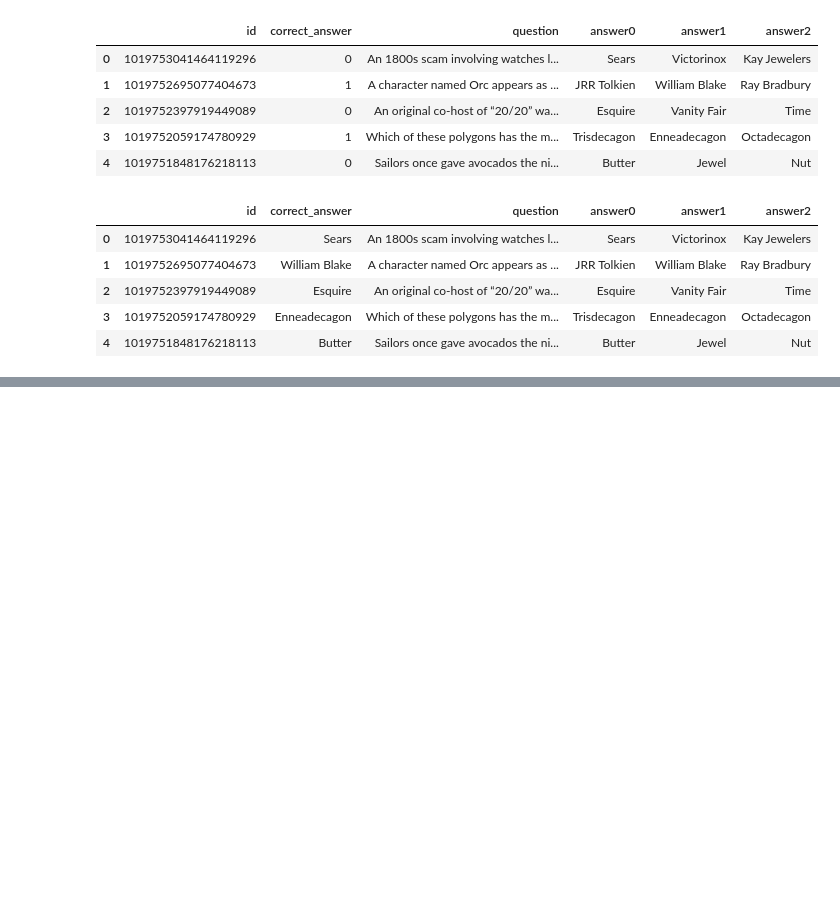
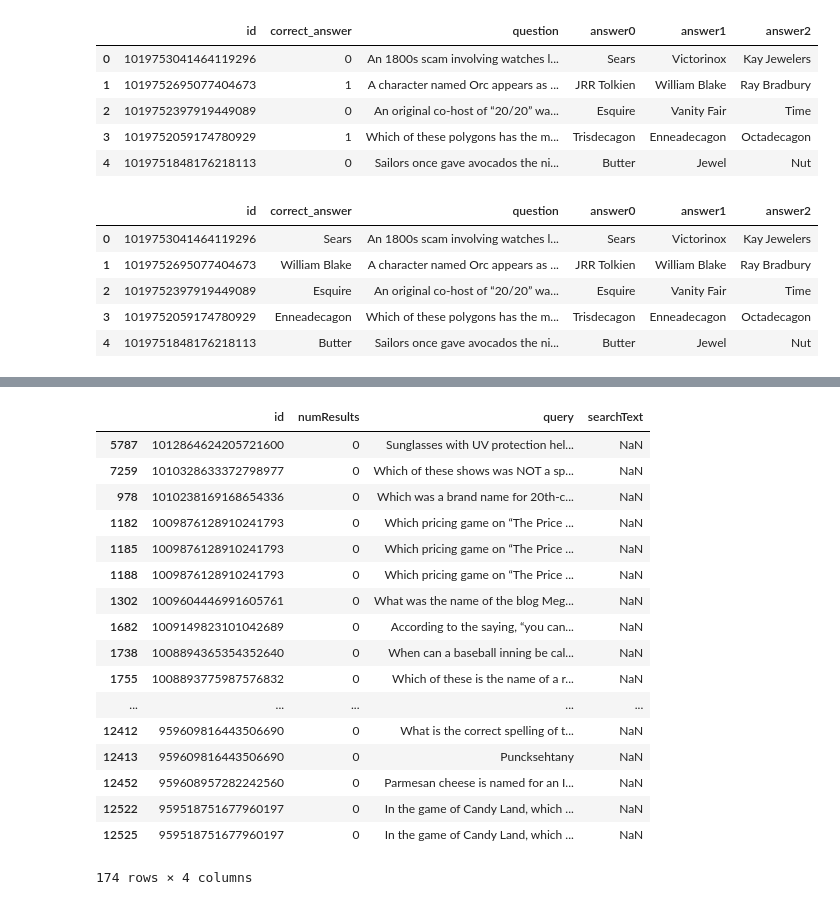
Before and after one commit to ketan0/hqtriviabot, a Jupyter notebook: triviabottests.ipynb, the cells around one changed output, grey strips where cells are left out. Drawn from its saved outputs; the diff is of its cells as text; code cells hidden in the pictures; blank space fills up the shorter version.

```diff
--- a/triviabottests.ipynb
+++ b/triviabottests.ipynb
@@ -331,0 +744,3 @@ df.to_csv('HQquestions_clean.csv')
+# %%
+df = pd.read_csv('search_df.csv')
+df2 = pd.read_csv('search_df2.csv')
@@ -331,0 +753,2 @@ df.to_csv('HQquestions_clean.csv')
+# %%
+df3 = pd.concat([df, df2])
@@ -331,0 +776,4 @@ df.to_csv('HQquestions_clean.csv')
+# %%
+df3.drop(['Unnamed: 0', 'Unnamed: 0.1', 'Unnamed: 0.1.1'], axis=1, inplace=True)
+# %%
+df4 = df3.drop_duplicates(subset =['id', 'query'])
@@ -331,0 +796,21 @@ df.to_csv('HQquestions_clean.csv')
+# %%
+df4[pd.isna(df4['searchText'])]
+# %% [output]
+|  | id | numResults | query | searchText |
+| 5787 | 1012864624205721600 | 0 | Sunglasses with UV protection hel... | NaN |
+| 7259 | 1010328633372798977 | 0 | Which of these shows was NOT a sp... | NaN |
+| 978 | 1010238169168654336 | 0 | Which was a brand name for 20th-c... | NaN |
+| 1182 | 1009876128910241793 | 0 | Which pricing game on “The Price ... | NaN |
+| 1185 | 1009876128910241793 | 0 | Which pricing game on “The Price ... | NaN |
+| 1188 | 1009876128910241793 | 0 | Which pricing game on “The Price ... | NaN |
+| 1302 | 1009604446991605761 | 0 | What was the name of the blog Meg... | NaN |
+| 1682 | 1009149823101042689 | 0 | According to the saying, “you can... | NaN |
+| 1738 | 1008894365354352640 | 0 | When can a baseball inning be cal... | NaN |
+| 1755 | 1008893775987576832 | 0 | Which of these is the name of a r... | NaN |
+| ... | ... | ... | ... | ... |
+| 12412 | 959609816443506690 | 0 | What is the correct spelling of t... | NaN |
+| 12413 | 959609816443506690 | 0 | Puncksehtany | NaN |
+| 12452 | 959608957282242560 | 0 | Parmesan cheese is named for an I... | NaN |
+| 12522 | 959518751677960197 | 0 | In the game of Candy Land, which ... | NaN |
+| 12525 | 959518751677960197 | 0 | In the game of Candy Land, which ... | NaN |
+174 rows × 4 columns
```
Also changed, not shown: parts of 100 cells of this notebook, 3 other files.
